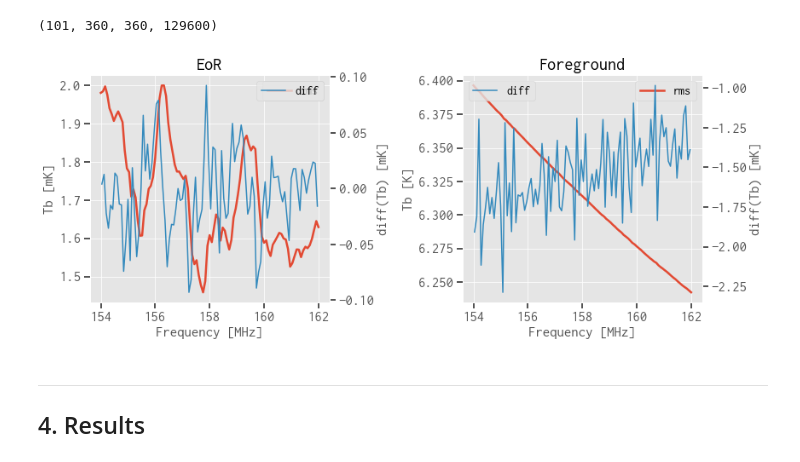
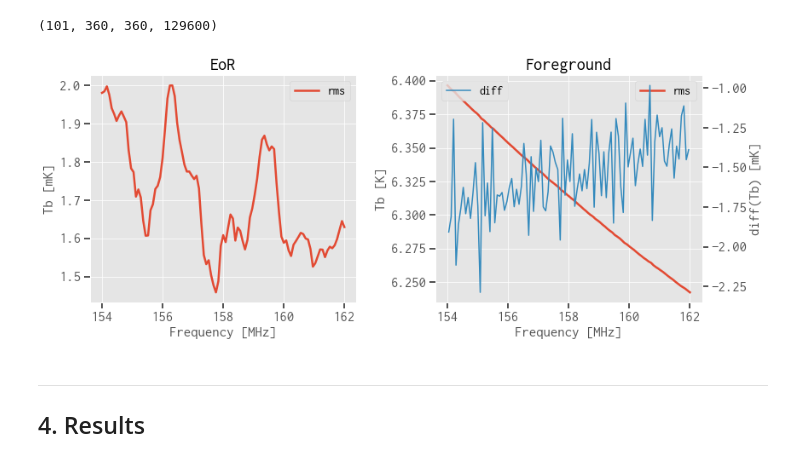
Before and after one commit to liweitianux/cdae-eor, a Jupyter notebook: code/polyfit.ipynb, the cells around one changed output. Drawn from its saved outputs; the diff is of its cells as text; code cells hidden in the pictures.

```diff
--- a/code/polyfit.ipynb
+++ b/code/polyfit.ipynb
@@ -141,32 +139,27 @@ nfreq, ny, nx, npix
 # %%
 fig, (ax0, ax1) = plt.subplots(ncols=2, figsize=(12, 5))
 
 ax = ax0
 eor_rms = rms(cube_eor, axis=(1,2)) * 1e3  # mK
 ax.plot(freqs, eor_rms, lw=2.5, label='rms')
 ax.legend()
 ax.set(xlabel='Frequency [MHz]', ylabel='Tb [mK]', title='EoR')
-ax_ = ax.twinx()
-ax_.plot(fmid, np.diff(eor_rms), color='C1', label='diff')
-ax_.legend()
-ax_.set(ylabel='diff(Tb) [mK]')
-ax_.grid(False)
 
 ax = ax1
 fg_rms = rms(cube_fg, axis=(1,2))
 ax.plot(freqs, fg_rms, lw=2.5, label='rms')
 ax.legend()
 ax.set(xlabel='Frequency [MHz]', ylabel='Tb [K]', title='Foreground')
 ax_ = ax.twinx()
 ax_.plot(fmid, np.diff(fg_rms)*1e3, color='C1', label='diff')
 ax_.legend()
 ax_.set(ylabel='diff(Tb) [mK]')
 ax_.grid(False)
 
 fig.tight_layout()
 plt.show()
 # %% [output]
-[figure, old version]
+[figure, new version]
 # %% [markdown]
 ---
 
```
Also changed, not shown: parts of 1 cell of this notebook, 1 other file.
